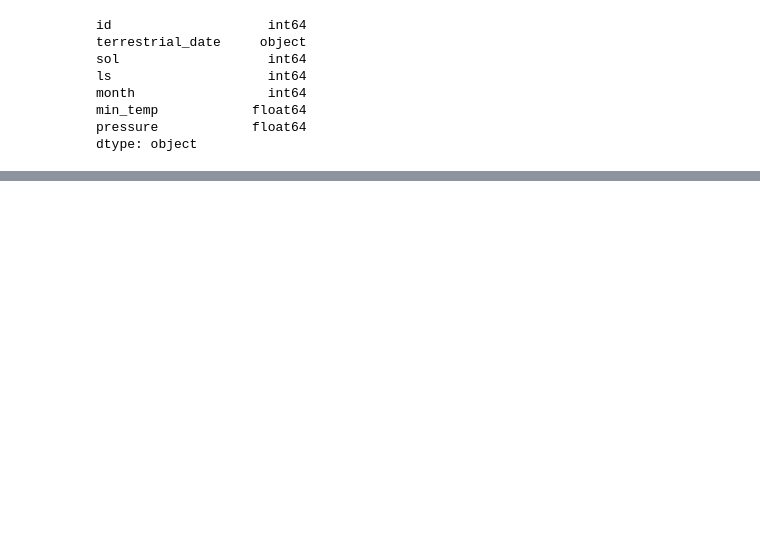
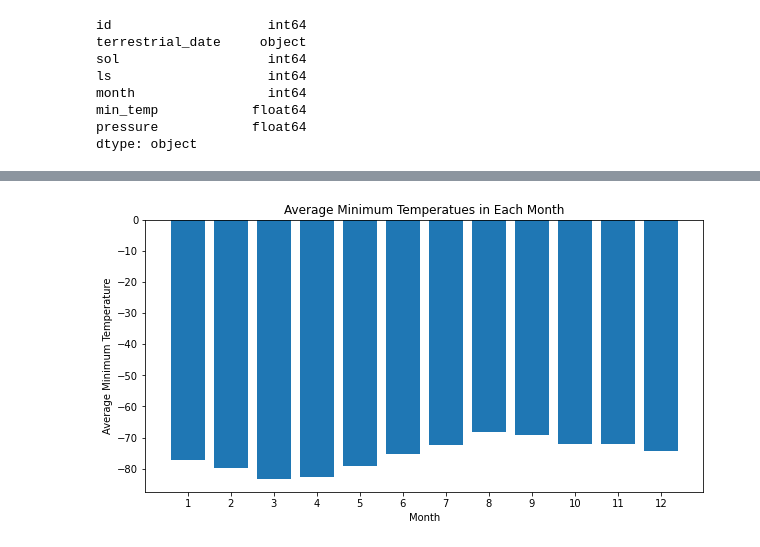
Before and after one commit to idinneh/Mission_to_Mars, a Jupyter notebook: mars_data_challenge_part_2.ipynb, the cells around one changed output, grey strips where cells are left out. Drawn from its saved outputs; the diff is of its cells as text; code cells hidden in the pictures; blank space fills up the shorter version.

```diff
--- a/mars_data_challenge_part_2.ipynb
+++ b/mars_data_challenge_part_2.ipynb
@@ -58,3 +73,6 @@ month                 int64
 min_temp            float64
 pressure            float64
 dtype: object
+# %%
+mars_temperature_df = mars_temperature_df.astype({"min_temp":'int'})
+mars_temperature_df.dtypes
@@ -60,0 +90,3 @@ dtype: object
+# %%
+month_temp_df = mars_temperature_df.loc[:, 'month': 'min_temp']
+month_temp_df
@@ -60,0 +107,4 @@ dtype: object
+# %%
+#Find average minimum temperature per month
+avg_min_temp_by_month_df = month_temp_df.groupby(['month']).mean()
+avg_min_temp_by_month_df
@@ -60,0 +126,4 @@ dtype: object
+# %%
+#Convert dataframe to list
+avg_min_temp = avg_min_temp_by_month_df['min_temp'].values.tolist()
+avg_min_temp
@@ -60,0 +146,12 @@ dtype: object
+# %%
+#Plot bar chart
+month = [1, 2, 3, 4, 5, 6, 7, 8, 9, 10, 11, 12]
+plt.figure(figsize = (10, 5))
+plt.bar(month, avg_min_temp)
+plt.xlabel("Month")
+plt.ylabel("Average Minimum Temperature")
+plt.xticks(month)
+plt.title("Average Minimum Temperatues in Each Month")
+plt.show()
+# %% [output]
+[figure, added]
```
Also changed, not shown: parts of 12 cells of this notebook, 3 other files.
